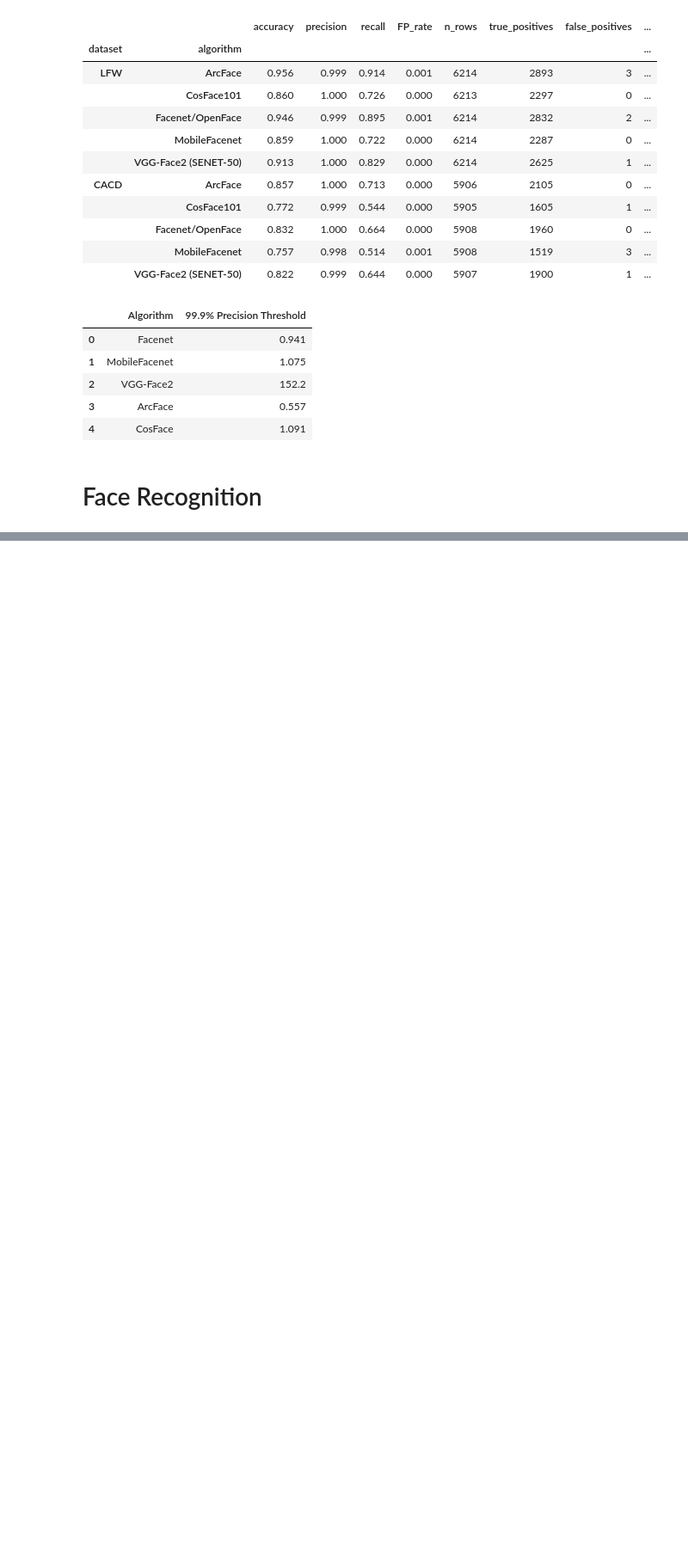
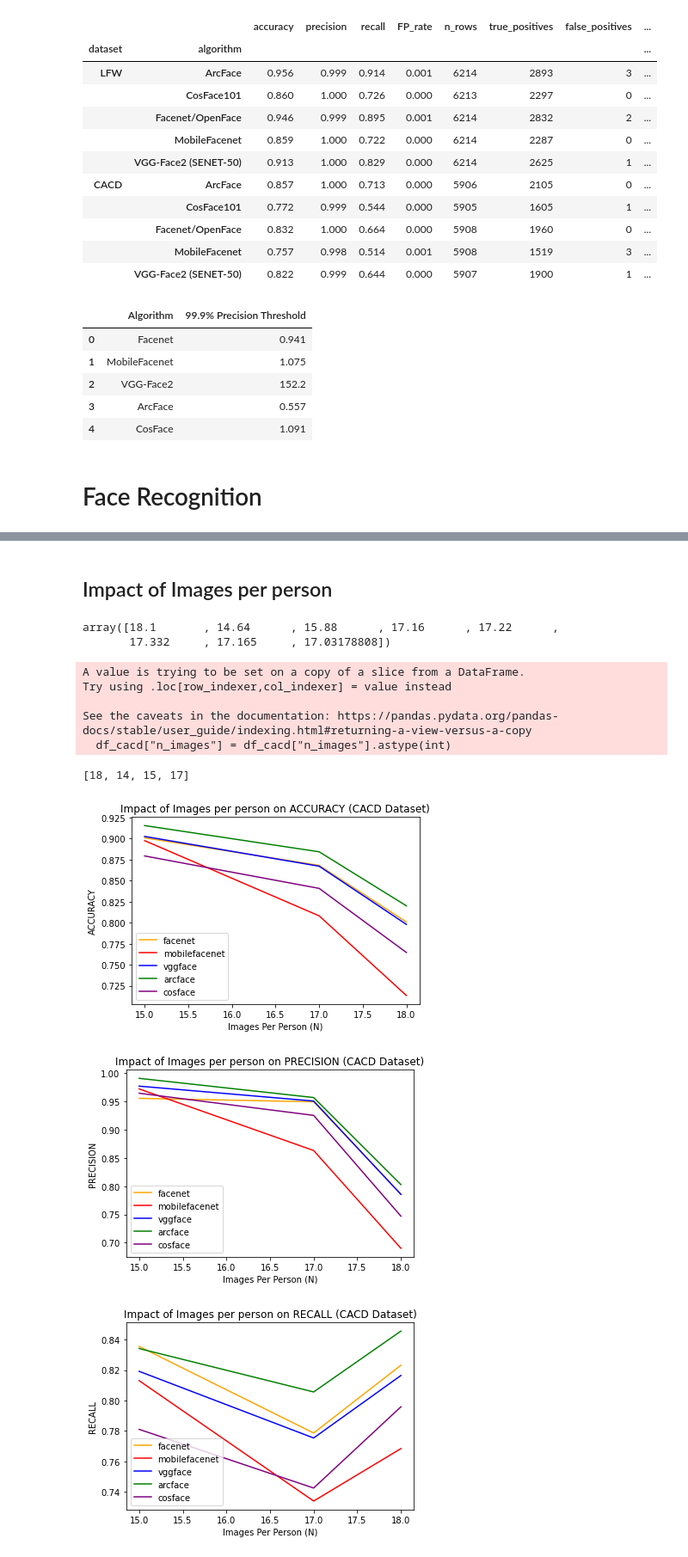
Before and after one commit to talhabinijaz576/dissertation, a Jupyter notebook: experiments/analysis.ipynb, the cells around one changed output, grey strips where cells are left out. Shown at 86% size. Saved outputs shown, nothing was run; the diff lists cells and outputs as text; code cells hidden in the pictures; blank space fills up the shorter version.

```diff
--- a/experiments/analysis.ipynb
+++ b/experiments/analysis.ipynb
@@ -1198,0 +1453,78 @@ UndefinedVariableError: name 'same' is not defined
+# %% [markdown]
+## Impact of Images per person
+# %%
+df_cacd["n_images"].unique()
+# %% [output]
+array([18.1       , 14.64      , 15.88      , 17.16      , 17.22      ,
+       17.332     , 17.165     , 17.03178808])
+# %%
+df_cacd = df_recog[df_recog["dataset"] == "CACD"]
+#df_cacd["n_images"] = df_cacd["n_images"]/df_cacd["n_people"]
+df_cacd["n_images"] = df_cacd["n_images"].astype(int)
+n_sizes = list(df_cacd["n_images"].unique())
+print(n_sizes)
+n_sizes.sort()
+#n_sizes.extend([2500])
+
+for same_person, title_category in [(None, "CACD Dataset")]:
+                                    #(None, "Same Person"),
+                                    #(None, "Different Person")]:
+
+    data_sizes = [ [[], [], [], []] for _ in range(len(algorithms)) ]
+    x_values = []
+
+    for i in range(len(n_sizes)-1):
+
+        n_size = n_sizes[i]
+
+        df_size = df_cacd.query(" n_images == @n_size")
+
+        for j in range(len(algorithms)):
+
+            algorithm = algorithms[j]
+            df_temp = df_size.query(" algorithm == @algorithm ")
+
+            if(df_temp.shape[0] == 0):
+                #print("continuing")
+                continue
+
+            accuracy, true_positives, true_negatives, false_positives, false_negatives, misclassifications, misrefusals = get_raw_metrics_recog(df_temp)
+            fpr = false_positives / (true_positives + false_positives )  if ( (true_positives + false_positives )   > 0 ) else None
+            fnr = false_negatives / (true_negatives + false_negatives )  if ( (true_negatives + false_negatives )  > 0 ) else None
+            precision = (true_positives) / (true_positives + false_positives) if ( (true_positives + false_positives)  > 0 ) else None
+            recall = (true_positives) / (true_positives + false_negatives) if ( (true_positives + false_negatives)  > 0 ) else None
+
+            accuracy = (true_positives + true_negatives) / (true_positives + true_negatives + false_positives + false_negatives)
+
+            data_sizes[j][0].append(accuracy)
+            data_sizes[j][1].append(precision)
+            data_sizes[j][2].append(recall)
+            data_sizes[j][3].append(n_sizes[i+1])
+
+
+    metrics = ["accuracy", "precision", "recall"]
+    #metrics = ["Accuracy", "False Positive Rate", "False Negative Rate"]
+    for i in range(3):
+        fig, ax = plt.subplots()
+        for j in range(len(algorithms)):
+            algorithm = algorithms[j]
+            metric_values = data_sizes[j][i]
+            x_values = data_sizes[j][3]
+            ax.plot(x_values, metric_values, label=algorithm, color=colors_dict[algorithm])
+
+            ax.set_title(f"Impact of Images per person on {metrics[i].upper()} ({title_category})")
+            ax.set_xlabel(f"Images Per Person (N)")
+            ax.set_ylabel(f"{metrics[i].upper()}")
+
+        ax.legend()
+        plt.show()
+# %% [output]
+A value is trying to be set on a copy of a slice from a DataFrame.
+Try using .loc[row_indexer,col_indexer] = value instead
+
+See the caveats in the documentation: https://pandas.pydata.org/pandas-docs/stable/user_guide/indexing.html#returning-a-view-versus-a-copy
+  df_cacd["n_images"] = df_cacd["n_images"].astype(int)
+[18, 14, 15, 17]
+[figure, added]
+[figure, added]
+[figure, added]
```
Also changed, not shown: parts of 18 cells of this notebook, 1 other file.
